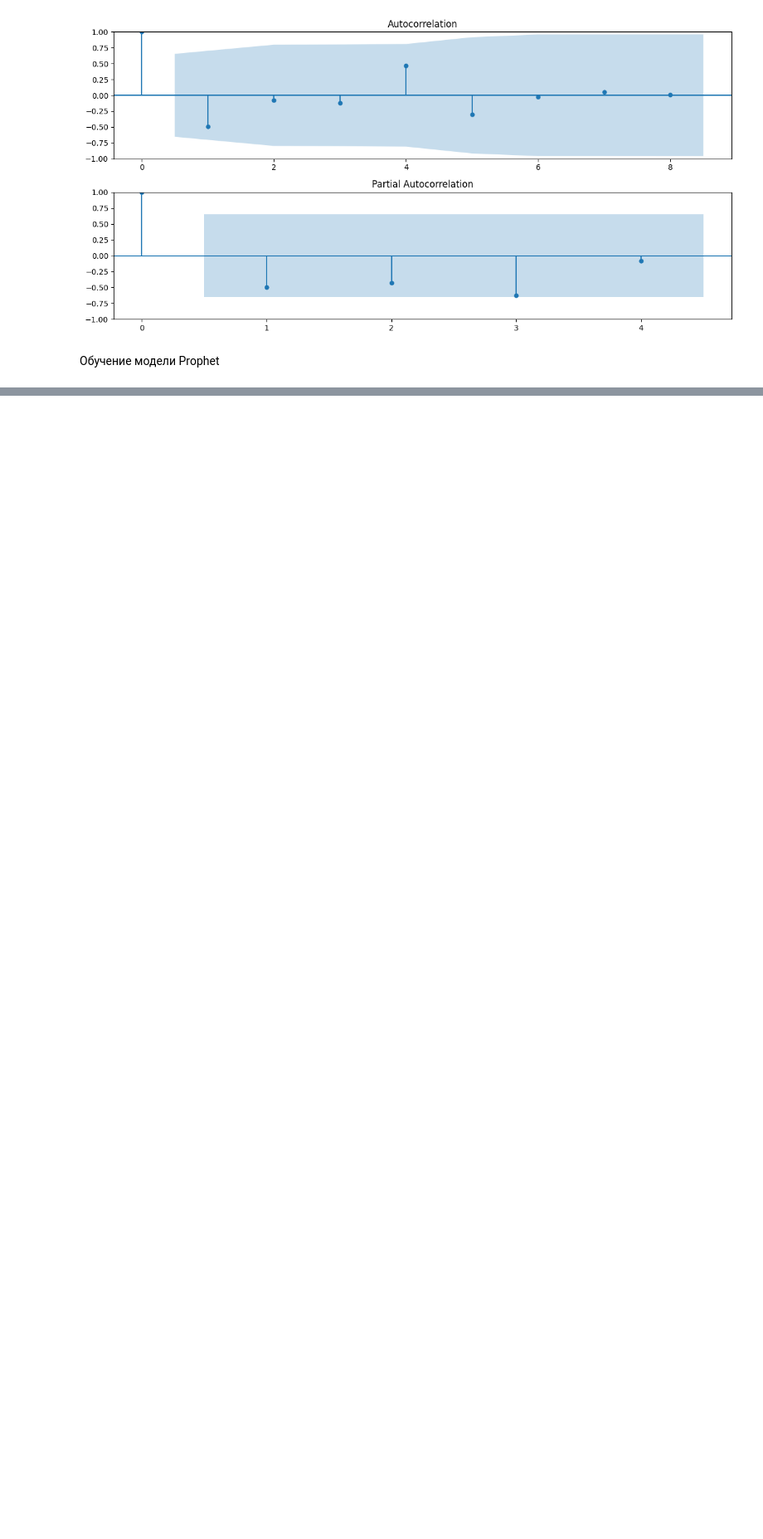
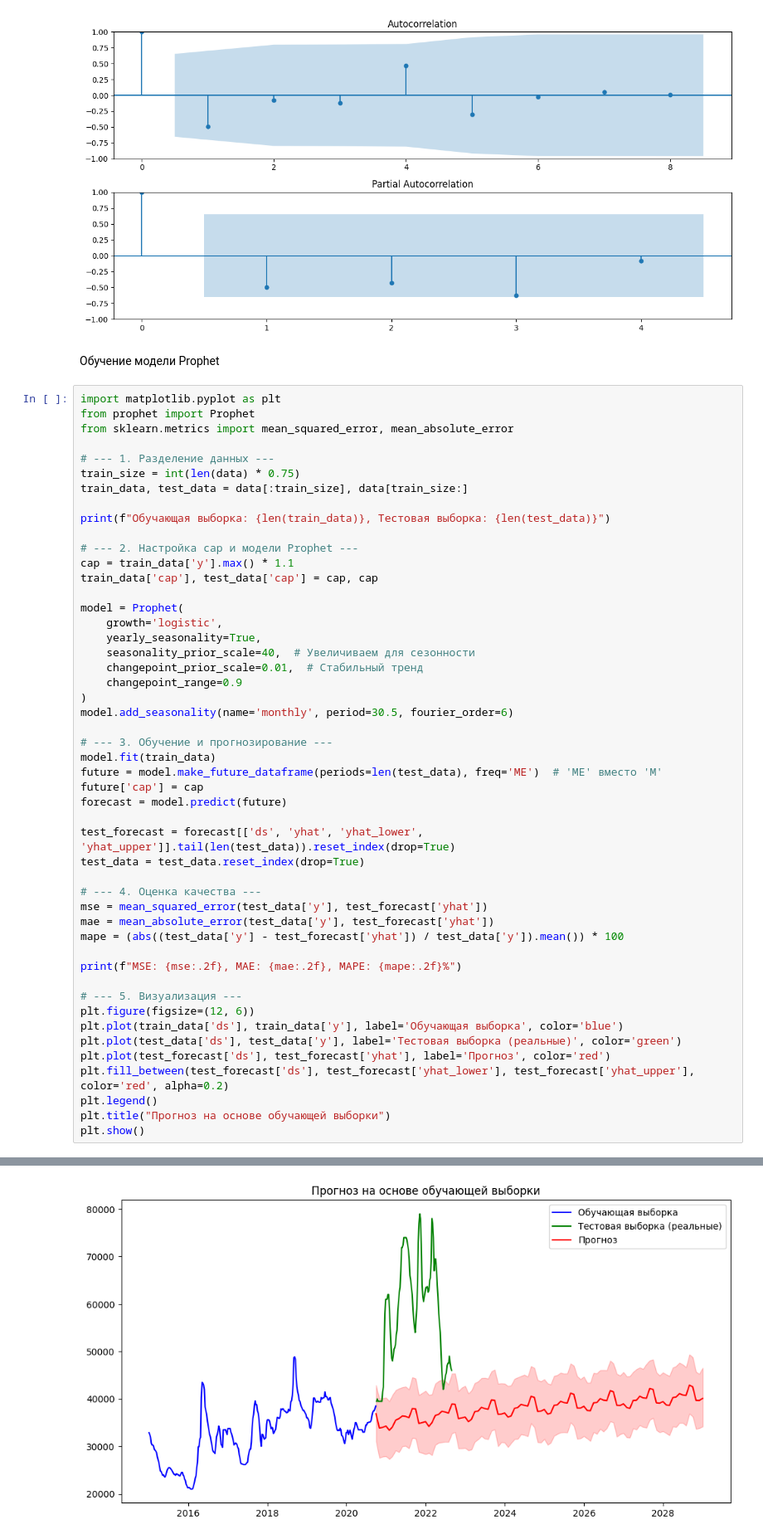
Before and after one commit to mrsoning/Intensive_3, a Jupyter notebook: Deni/baseline deni.ipynb, the cells around one changed output, grey strips where cells are left out. Shown: that part at 83% size. Saved outputs shown, nothing was run; the diff lists cells and outputs as text; blank space fills up the shorter version.

```diff
--- a/Deni/baseline deni.ipynb
+++ b/Deni/baseline deni.ipynb
@@ -97,3 +99,53 @@ plt.show()
 [figure]
 # %% [markdown]
 Обучение модели Prophet
+# %%
+import matplotlib.pyplot as plt
+from prophet import Prophet
+from sklearn.metrics import mean_squared_error, mean_absolute_error
+
+# --- 1. Разделение данных ---
+train_size = int(len(data) * 0.75)
+train_data, test_data = data[:train_size], data[train_size:]
+
+print(f"Обучающая выборка: {len(train_data)}, Тестовая выборка: {len(test_data)}")
+
+# --- 2. Настройка cap и модели Prophet ---
+cap = train_data['y'].max() * 1.1
+train_data['cap'], test_data['cap'] = cap, cap
+
+model = Prophet(
+    growth='logistic',
+    yearly_seasonality=True,
+    seasonality_prior_scale=40,  # Увеличиваем для сезонности
+    changepoint_prior_scale=0.01,  # Стабильный тренд
+    changepoint_range=0.9
+)
+model.add_seasonality(name='monthly', period=30.5, fourier_order=6)
+
+# --- 3. Обучение и прогнозирование ---
+model.fit(train_data)
+future = model.make_future_dataframe(periods=len(test_data), freq='ME')  # 'ME' вместо 'M'
+future['cap'] = cap
+forecast = model.predict(future)
+
+test_forecast = forecast[['ds', 'yhat', 'yhat_lower', 'yhat_upper']].tail(len(test_data)).reset_index(drop=True)
+test_data = test_data.reset_index(drop=True)
+
+# --- 4. Оценка качества ---
+mse = mean_squared_error(test_data['y'], test_forecast['yhat'])
+mae = mean_absolute_error(test_data['y'], test_forecast['yhat'])
+mape = (abs((test_data['y'] - test_forecast['yhat']) / test_data['y']).mean()) * 100
+
+print(f"MSE: {mse:.2f}, MAE: {mae:.2f}, MAPE: {mape:.2f}%")
+
+# --- 5. Визуализация ---
+plt.figure(figsize=(12, 6))
+plt.plot(train_data['ds'], train_data['y'], label='Обучающая выборка', color='blue')
+plt.plot(test_data['ds'], test_data['y'], label='Тестовая выборка (реальные)', color='green')
+plt.plot(test_forecast['ds'], test_forecast['yhat'], label='Прогноз', color='red')
+plt.fill_between(test_forecast['ds'], test_forecast['yhat_lower'], test_forecast['yhat_upper'], color='red', alpha=0.2)
+plt.legend()
+plt.title("Прогноз на основе обучающей выборки")
+plt.show()
+# %% [output]
@@ -100,3 +166,4 @@ plt.show()
+[figure, added]
 # %%
 import pandas as pd
 import numpy as np
```
Also changed, not shown: parts of 5 cells of this notebook.
